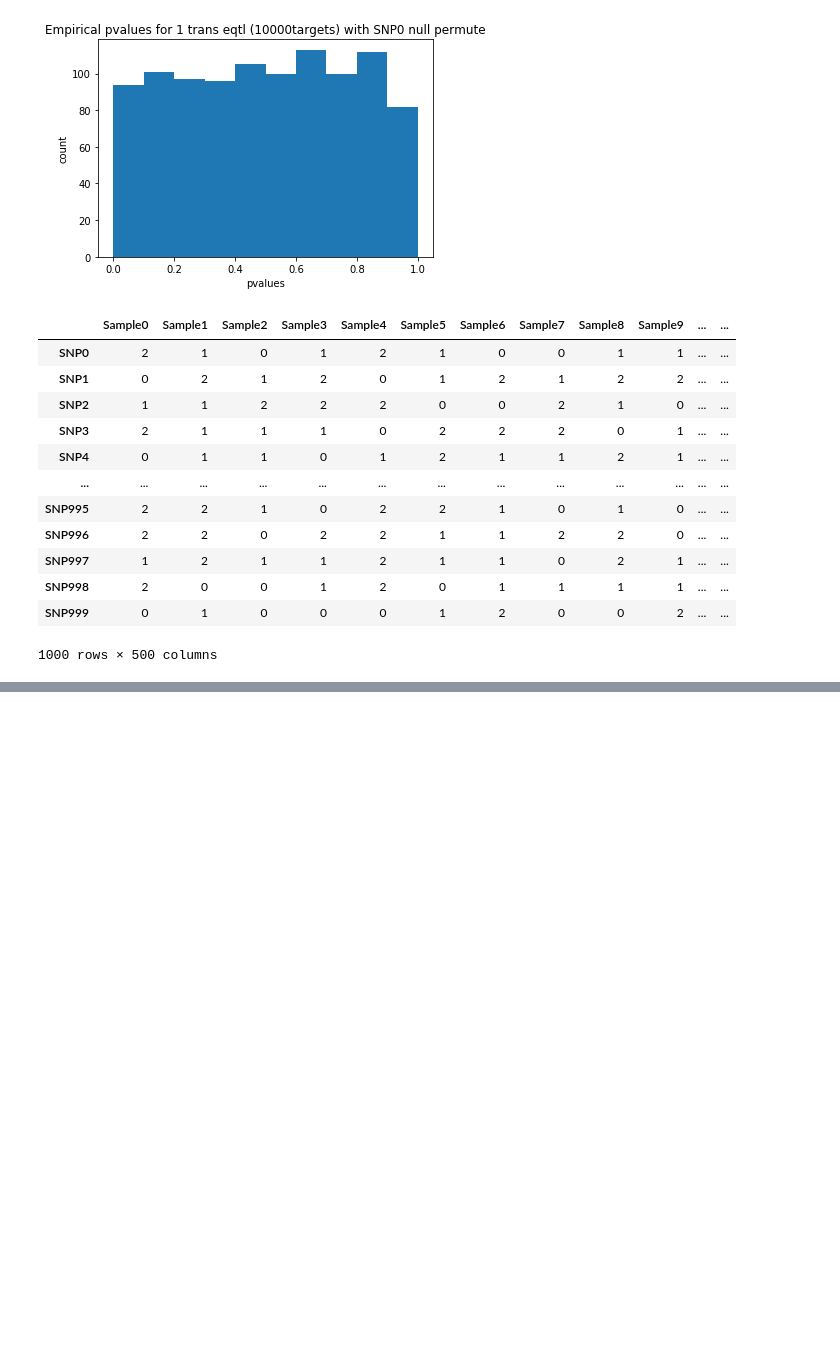
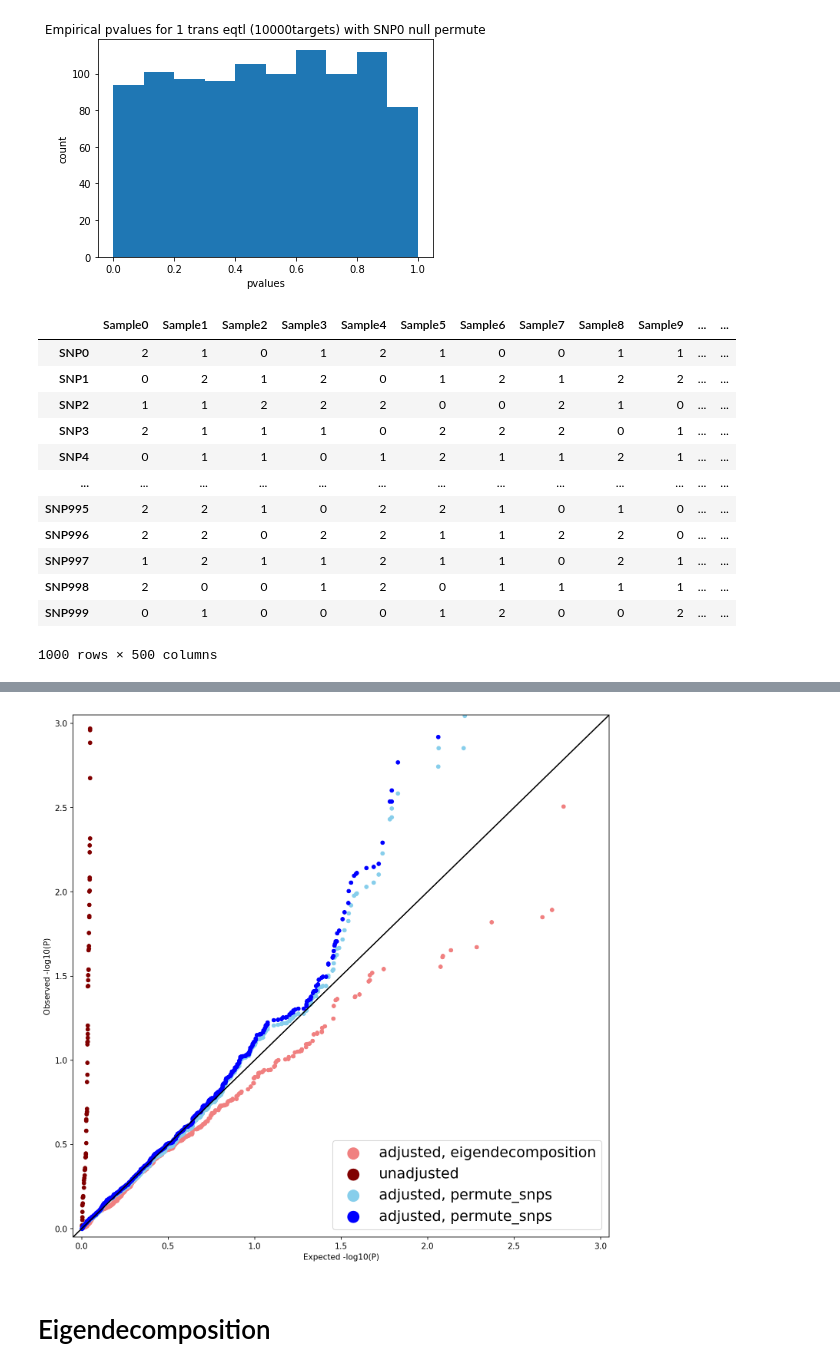
Before and after one commit to cynthiaewu/trans-eQTL, a Jupyter notebook: Jupyter/Permute snp genotype for empirical null distribution.ipynb, the cells around one changed output, grey strips where cells are left out. Drawn from its saved outputs; the diff is of its cells as text; code cells hidden in the pictures; blank space fills up the shorter version.

```diff
--- a/Jupyter/Permute snp genotype for empirical null distribution.ipynb
+++ b/Jupyter/Permute snp genotype for empirical null distribution.ipynb
@@ -129,0 +198,44 @@ permute_snp0_df.to_csv('/gymreklab-tscc/cynthiawu/real_gene_correlation/SampleSi
+# %%
+null_snp0 = pd.read_csv('/gymreklab-tscc/cynthiawu/real_gene_correlation/SampleSize500/null/numTarget_10000/Beta_01/Simulation_0/permute_snps/SNP0/CPMA/gene-snp-eqtl_cpma_empirical_pvals', sep='\t')
+pvals0 = np.array(null_snp0['pvalue'])
+null_snp1 = pd.read_csv('/gymreklab-tscc/cynthiawu/real_gene_correlation/SampleSize500/null/numTarget_10000/Beta_01/Simulation_0/permute_snps/SNP1/CPMA/gene-snp-eqtl_cpma_empirical_pvals', sep='\t')
+pvals1 = np.array(null_snp1['pvalue'])
+# %%
+def QQPlot(pvals1, pvals2, pvals3, pvals4):
+    # Sort the observed p-values
+    pvals1.sort()
+    pvals2.sort()
+    pvals3.sort()
+    pvals4.sort()
+    # Generate some random data from uniform distribution
+    unif1 = list(np.random.uniform(0, 1, size=len(pvals1)))
+    unif1.sort()
+    unif2 = list(np.random.uniform(0, 1, size=len(pvals3)))
+    unif2.sort()
+    # Make a QQ plot
+    fig = plt.figure(figsize=(12, 12), dpi=150)
+    ax = fig.add_subplot(111)
+    ax.scatter(-1*np.log10(unif1), -1*np.log10(pvals1), s=20, color="lightcoral", label='adjusted, eigendecomposition')
+    ax.scatter(-1*np.log10(unif1), -1*np.log10(pvals2), s=20, color="maroon", label='unadjusted')
+    ax.scatter(-1*np.log10(unif2), -1*np.log10(pvals3), s=20, color="skyblue", label='adjusted, permute_snps')
+    ax.scatter(-1*np.log10(unif2), -1*np.log10(pvals4), s=20, color="blue", label='adjusted, permute_snps')
+
+    ax.set_xlim(-0.05, 3.05)
+    ax.set_ylim(-0.05, 3.05)
+    ax.plot([-0.05, 3.05], [-0.05, 3.05], color="black")
+    lgnd = plt.legend(loc='lower right', scatterpoints=1, prop={'size': 18})
+    lgnd.legendHandles[0]._sizes = [200]
+    lgnd.legendHandles[1]._sizes = [200]
+    lgnd.legendHandles[2]._sizes = [200]
+    lgnd.legendHandles[3]._sizes = [200]
+
+#     ax.set_xlim(left=0, right=3)
+#     ax.set_ylim(bottom=0, top=max(-1*np.log10([item for item in pvals if item>0])))
+    ax.set_xlabel("Expected -log10(P)")
+    ax.set_ylabel("Observed -log10(P)")
+# %%
+QQPlot(pvals_gene_corr, pvals_gene_nocorr, pvals0, pvals1)
+# %% [output]
+[figure, added]
+# %% [markdown]
+# Eigendecomposition
```
Also changed, not shown: parts of 27 cells of this notebook, 3 other files.
